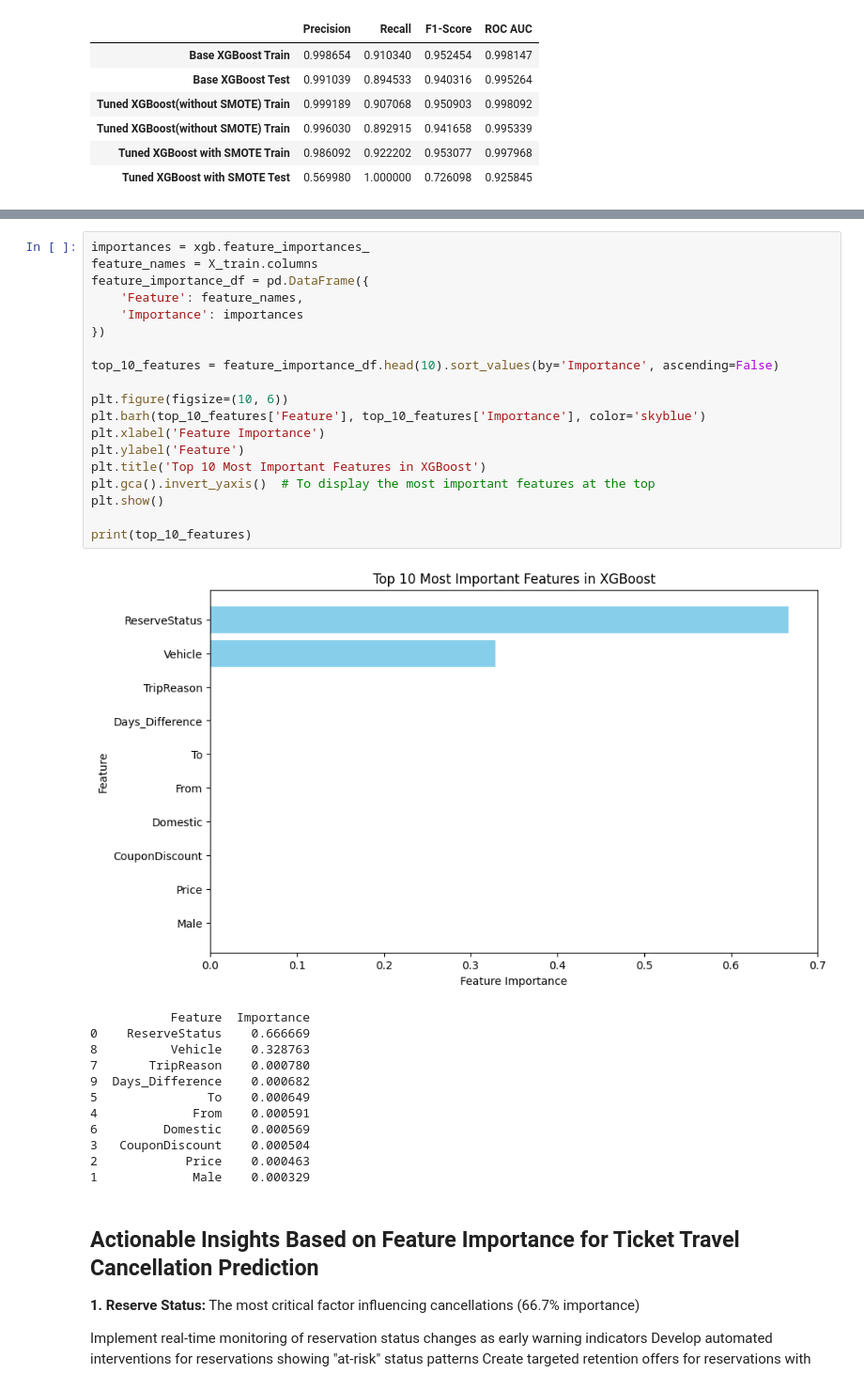
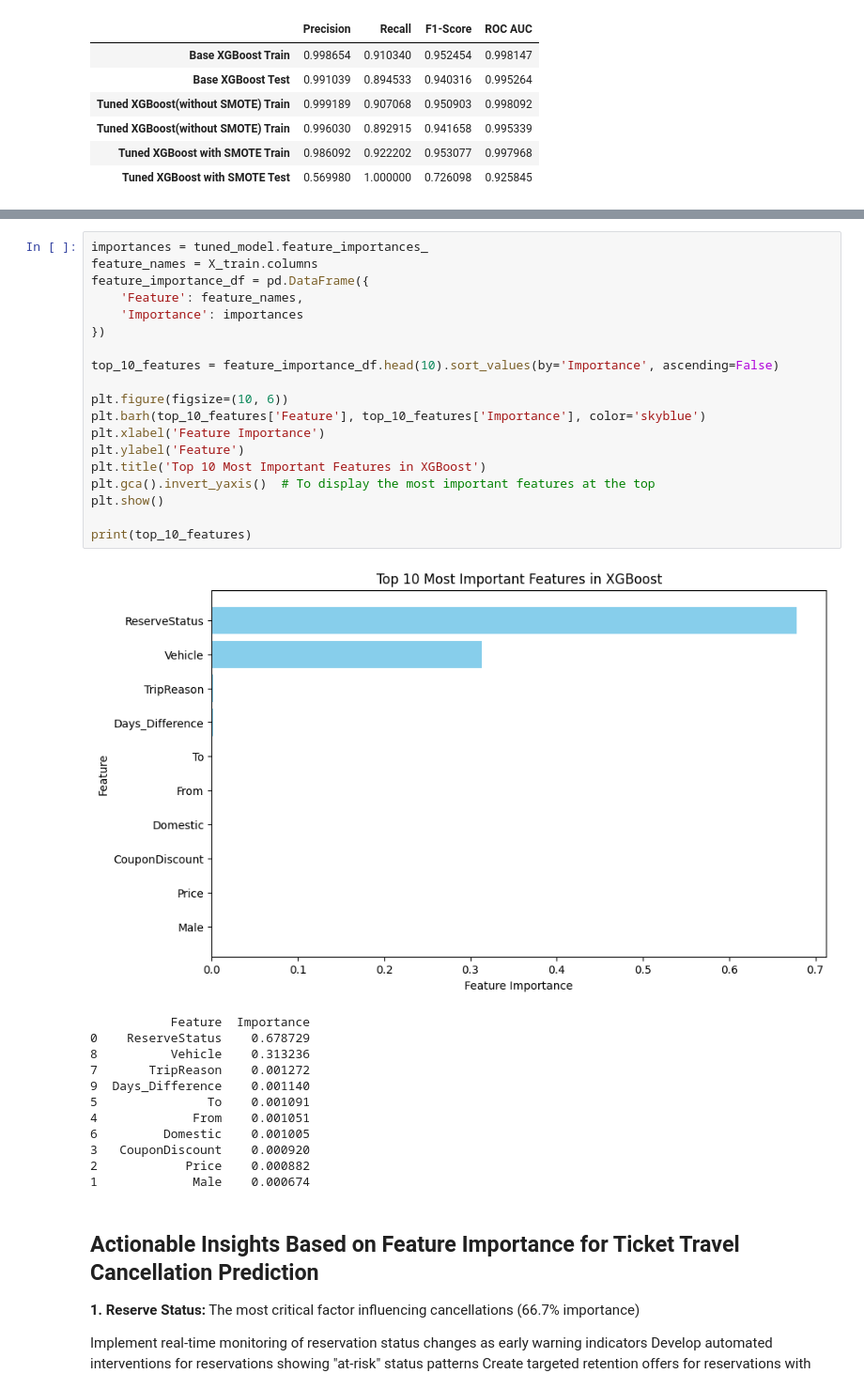
Before and after one commit to lmzhhrbrnpll/Final-Project-Data-Science, a Jupyter notebook: Coding/Machine_Learning.ipynb, the cells around one changed output, grey strips where cells are left out. Shown at 94% size. Saved outputs shown, nothing was run; the diff lists cells and outputs as text.

```diff
--- a/Coding/Machine_Learning.ipynb
+++ b/Coding/Machine_Learning.ipynb
@@ -530,37 +547,37 @@ plt.show()
 # %% [output]
 [figure]
 # %%
-importances = xgb.feature_importances_
+importances = tuned_model.feature_importances_
 feature_names = X_train.columns
 feature_importance_df = pd.DataFrame({
     'Feature': feature_names,
     'Importance': importances
 })
 
 top_10_features = feature_importance_df.head(10).sort_values(by='Importance', ascending=False)
 
 plt.figure(figsize=(10, 6))
 plt.barh(top_10_features['Feature'], top_10_features['Importance'], color='skyblue')
 plt.xlabel('Feature Importance')
 plt.ylabel('Feature')
 plt.title('Top 10 Most Important Features in XGBoost')
 plt.gca().invert_yaxis()  # To display the most important features at the top
 plt.show()
 
 print(top_10_features)
 # %% [output]
-[figure, old version]
+[figure, new version]
            Feature  Importance
-0    ReserveStatus    0.666669
-8          Vehicle    0.328763
-7       TripReason    0.000780
-9  Days_Difference    0.000682
-5               To    0.000649
-4             From    0.000591
-6         Domestic    0.000569
-3   CouponDiscount    0.000504
-2            Price    0.000463
-1             Male    0.000329
+0    ReserveStatus    0.678729
+8          Vehicle    0.313236
+7       TripReason    0.001272
+9  Days_Difference    0.001140
+5               To    0.001091
+4             From    0.001051
+6         Domestic    0.001005
+3   CouponDiscount    0.000920
+2            Price    0.000882
+1             Male    0.000674
 # %% [markdown]
 ## Actionable Insights Based on Feature Importance for Ticket Travel Cancellation Prediction
 
```
Also changed, not shown: parts of 9 cells of this notebook, 5 other files.
